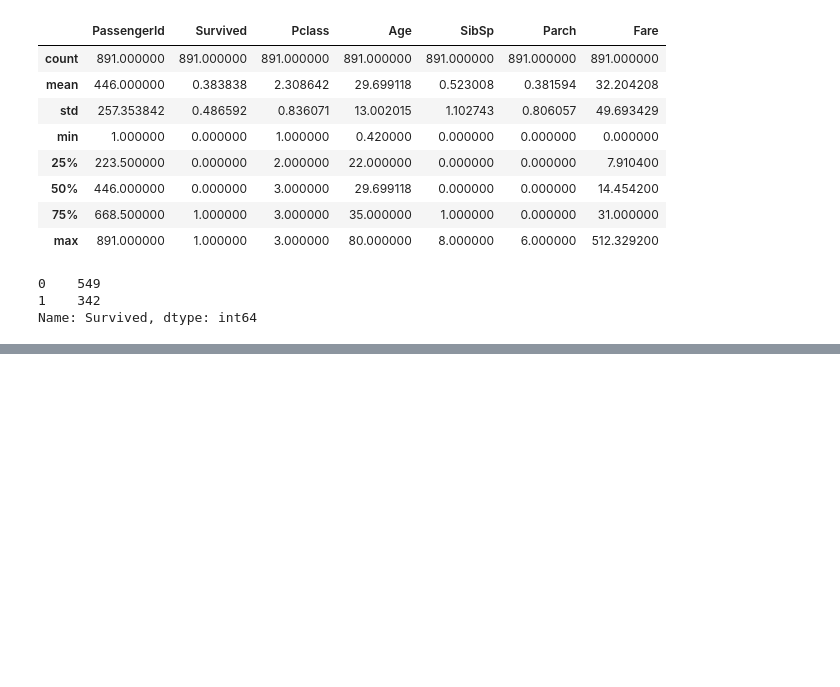
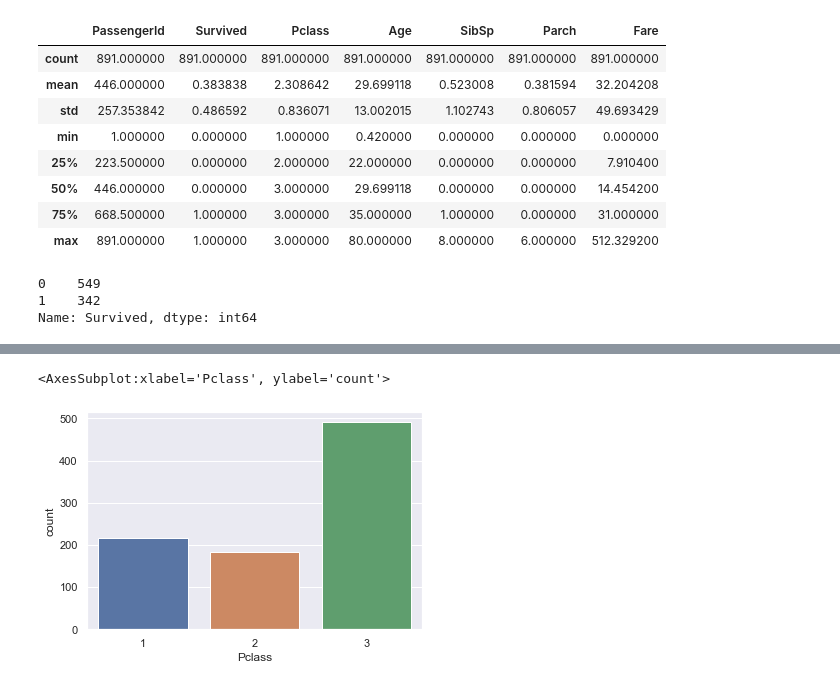
Before and after one commit to AhorIsaac/ml-tita-surv-pred, a Jupyter notebook: titanic.ipynb, the cells around one changed output, grey strips where cells are left out. Cells and saved outputs as stored; diff of their text form; code cells hidden in the pictures; blank space fills up the shorter version.

```diff
--- a/titanic.ipynb
+++ b/titanic.ipynb
@@ -112,0 +135,6 @@ Name: Survived, dtype: int64
+# %%
+# -- making a count plot for `Pclass` column
+sns.countplot("Pclass", data=tita_data)
+# %% [output]
+<AxesSubplot:xlabel='Pclass', ylabel='count'>
+[figure, added]
```
Also changed, not shown: parts of 6 cells of this notebook.
